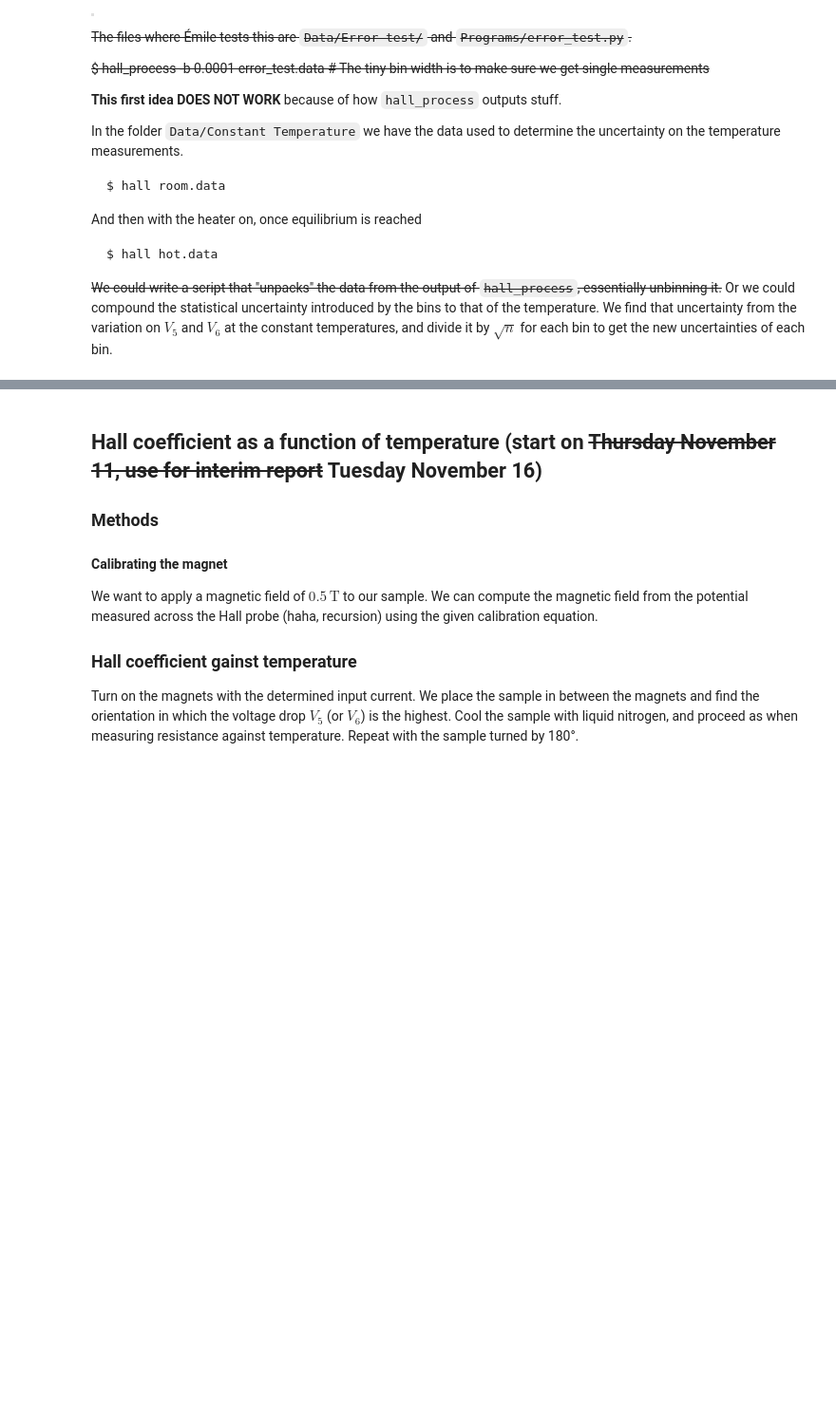
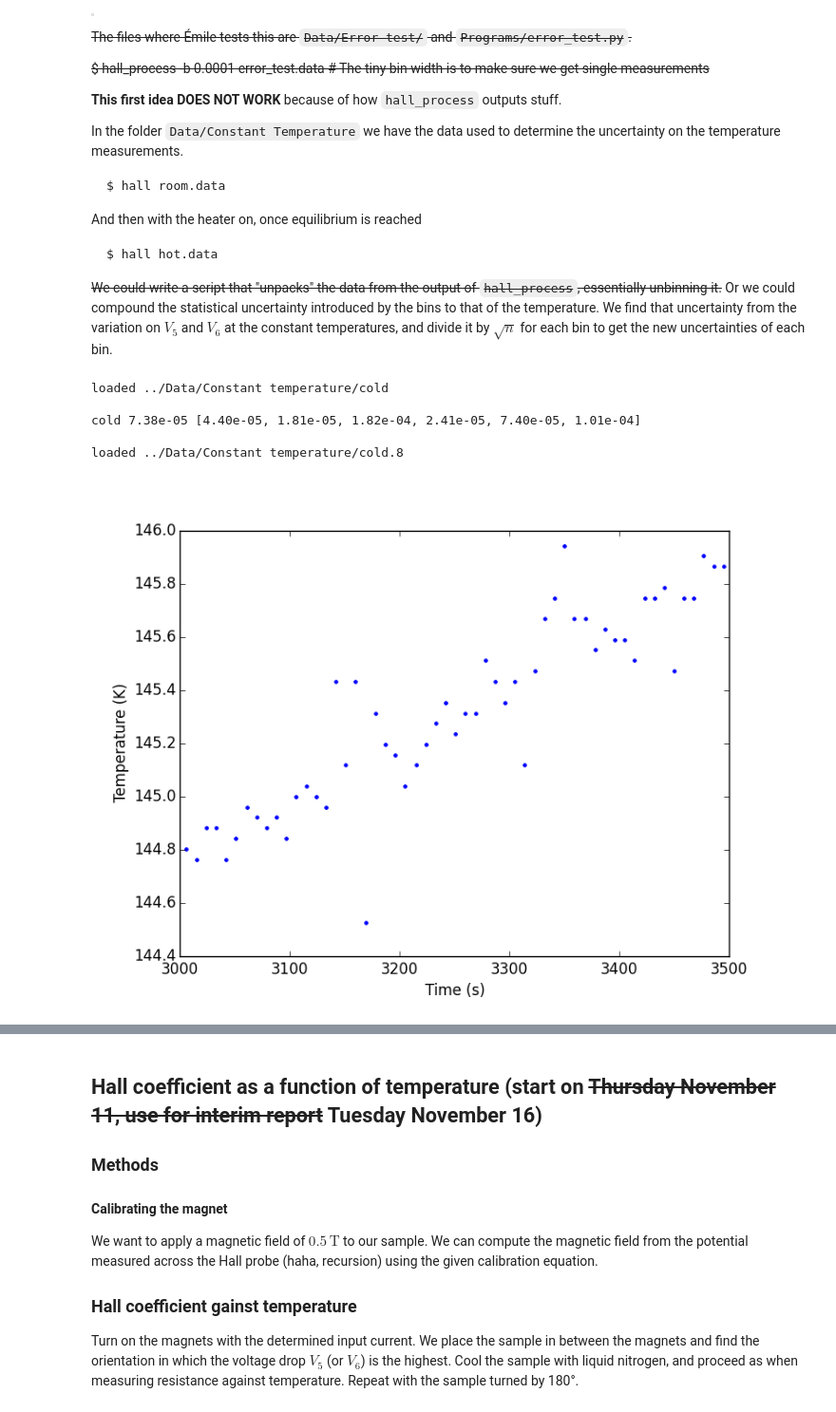
Before and after one commit to ejetzer/hall, a Jupyter notebook: Outline/Lab Outline.ipynb, the cells around one changed output, grey strips where cells are left out. Shown at 95% size. Cells and saved outputs as stored; diff of their text form; code cells hidden in the pictures; blank space fills up the shorter version.

```diff
--- a/Outline/Lab Outline.ipynb
+++ b/Outline/Lab Outline.ipynb
@@ -244,6 +202,22 @@ And then with the heater on, once equilibrium is reached
     $ hall hot.data
 
 ~~We could write a script that "unpacks" the data from the output of `hall_process`, essentially unbinning it.~~ Or we could compound the statistical uncertainty introduced by the bins to that of the temperature. We find that uncertainty from the variation on $V_5$ and $V_6$ at the constant temperatures, and divide it by $\sqrt{n}$ for each bin to get the new uncertainties of each bin.
+# %%
+reload(error_test)
+reload(simple_plot)
+
+data_file = '../Data/Constant temperature/cold'
+cold_err, cold_errs = error_test.make_error(data_file, xin=(3000, 3500))
+print 'cold {:1.2e} [{:1.2e}, {:1.2e}, {:1.2e}, {:1.2e}, {:1.2e}, {:1.2e}]'.format(cold_err, *cold_errs)
+simple_plot.simple_plot(data_file+'.8', xlabel='Time (s)', ylabel='Temperature (K)', xmin=3000, xmax=3500)
+Image('../Graphs/Simple plots/cold.8.png')
+# %% [output]
+loaded ../Data/Constant temperature/cold
+
+cold 7.38e-05 [4.40e-05, 1.81e-05, 1.82e-04, 2.41e-05, 7.40e-05, 1.01e-04]
+
+loaded ../Data/Constant temperature/cold.8
+[figure, added]
 # %%
 reload(error_test)
 reload(simple_plot)
```
Also changed, not shown: parts of 30 cells of this notebook, 53 other files.
